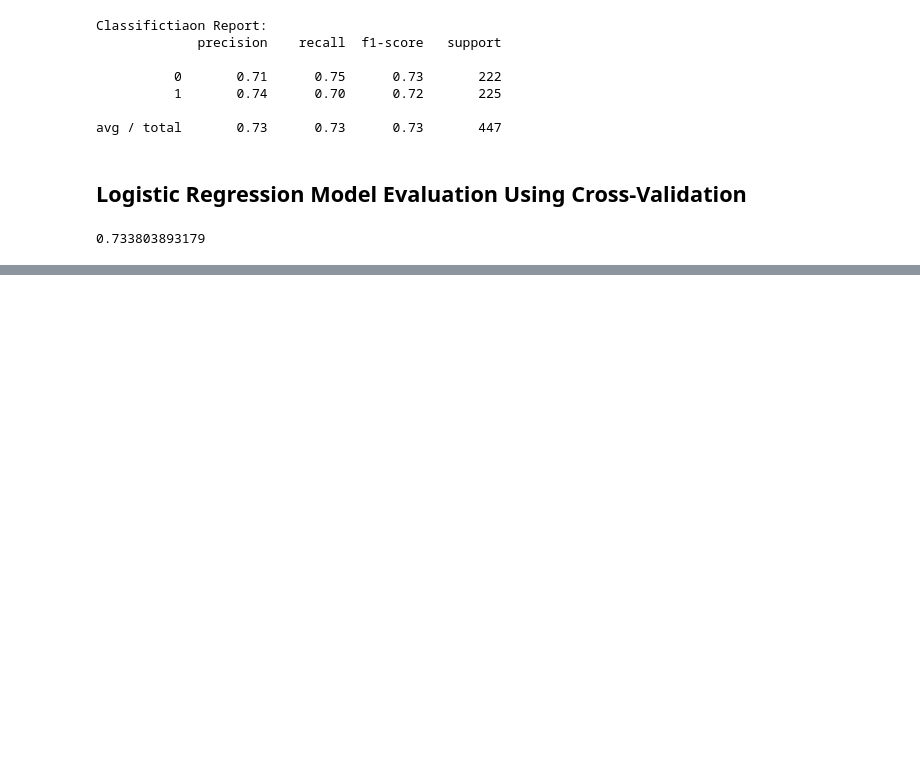
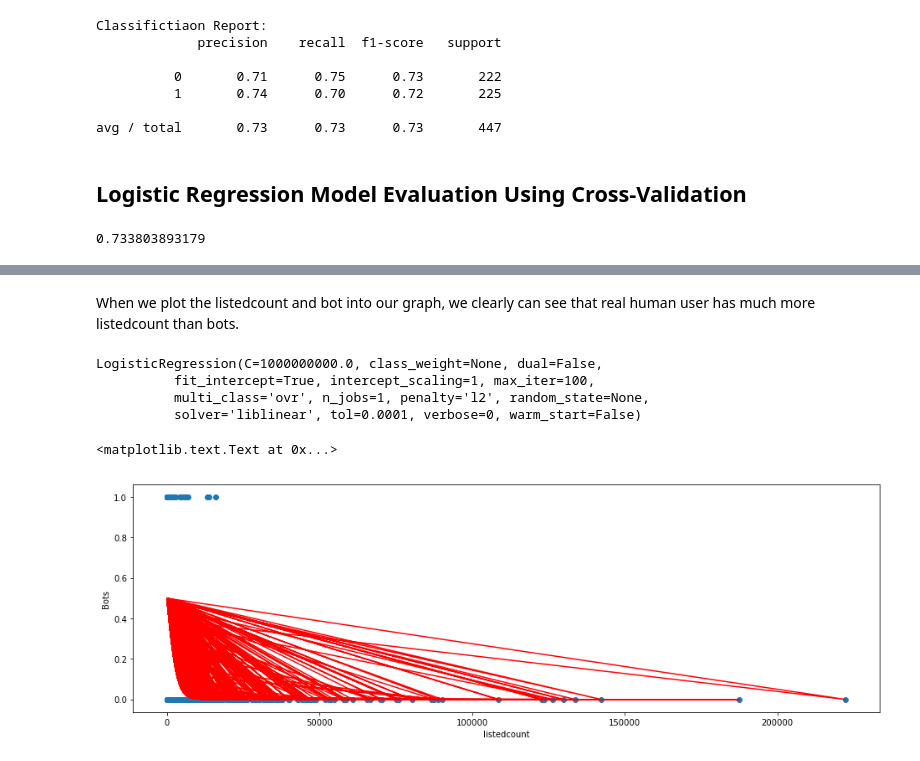
Before and after one commit to heng2j/-Twitter-Account-Bot-or-not-Bot, a Jupyter notebook: Prediction for Bot or not Bot twitter accounts.ipynb, the cells around one changed output, grey strips where cells are left out. Saved outputs shown, nothing was run; the diff lists cells and outputs as text; code cells hidden in the pictures; blank space fills up the shorter version.

```diff
--- a/Prediction for Bot or not Bot twitter accounts.ipynb
+++ b/Prediction for Bot or not Bot twitter accounts.ipynb
@@ -534,0 +605,24 @@ print (scores.mean())
+# %% [markdown]
+When we plot the listedcount and bot into our graph, we clearly can see that real human user has much more listedcount than bots.
+# %%
+logreg = LogisticRegression(C=1e9)
+feature_cols = ['listedcount']
+X = df[feature_cols]
+y = df.bot
+logreg.fit(X, y)
+# %% [output]
+LogisticRegression(C=1000000000.0, class_weight=None, dual=False,
+          fit_intercept=True, intercept_scaling=1, max_iter=100,
+          multi_class='ovr', n_jobs=1, penalty='l2', random_state=None,
+          solver='liblinear', tol=0.0001, verbose=0, warm_start=False)
+# %%
+df['listedcount_prob'] = logreg.predict_proba(X)[:, 1]
+# %%
+# plot the predicted probabilities
+plt.scatter(df.listedcount, df.bot)
+plt.plot(df.listedcount, df.listedcount_prob, color='red')
+plt.xlabel('listedcount')
+plt.ylabel('Bots')
+# %% [output]
+<matplotlib.text.Text at 0x...>
+[figure, added]
```
Also changed, not shown: parts of 6 cells of this notebook.
